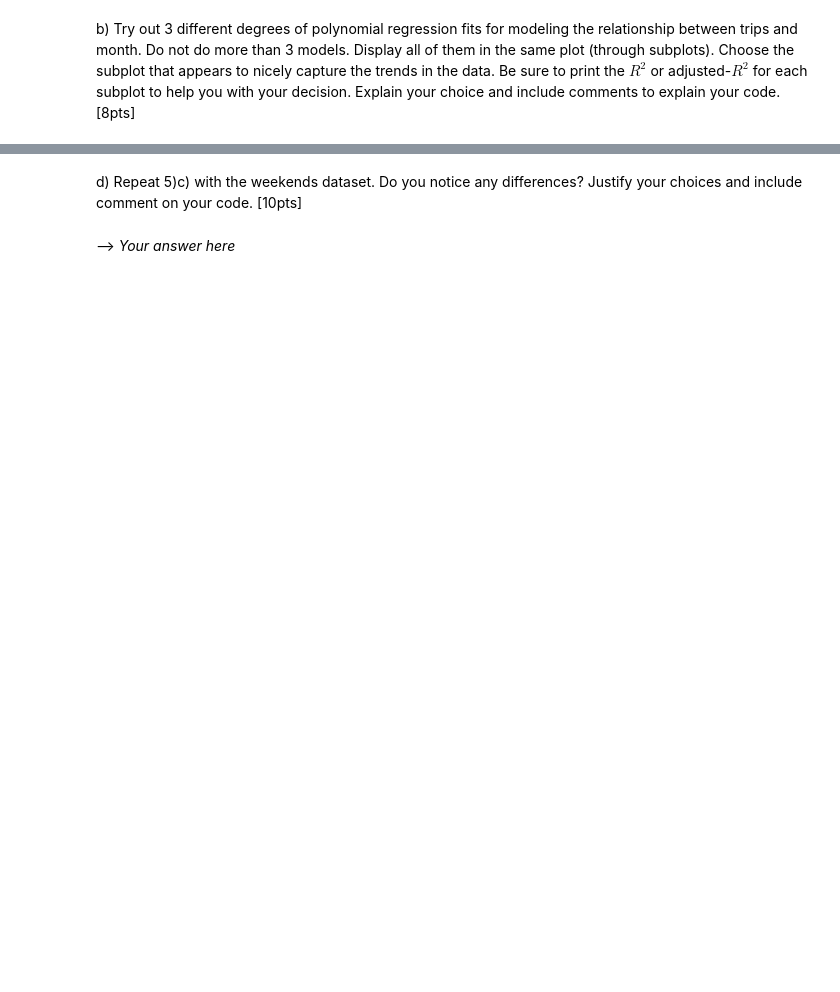
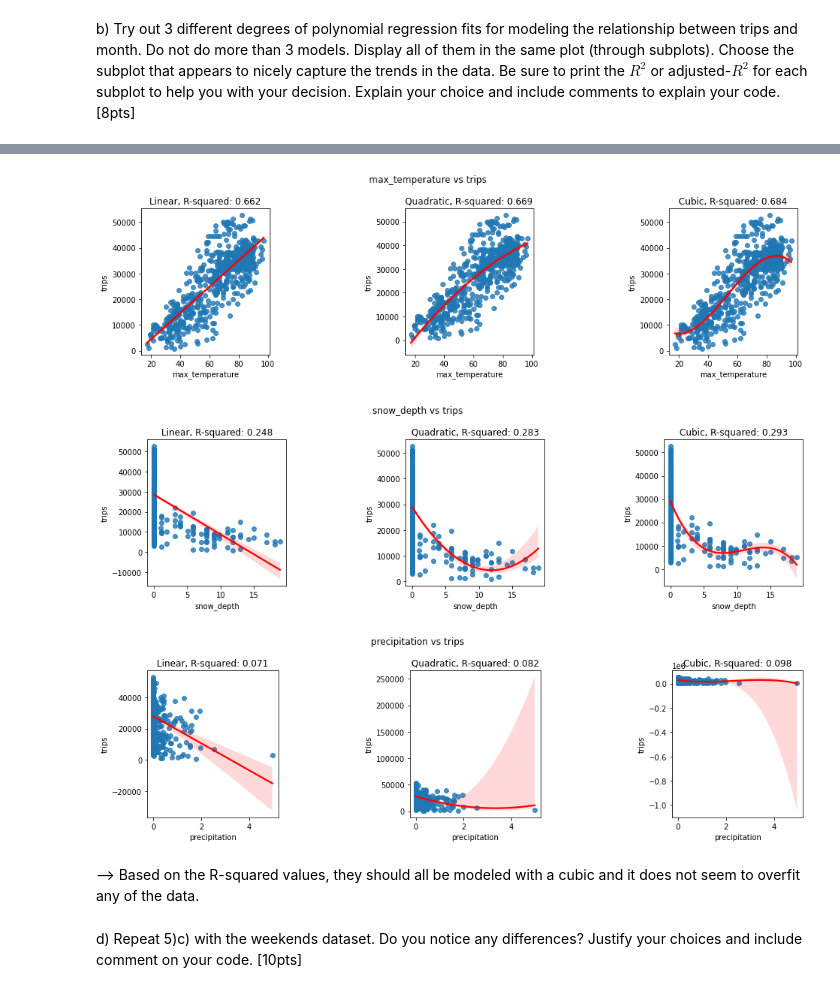
Before and after one commit to ivanisakov99/CS506, a Jupyter notebook: HW/5. Linear Regression/homework5.ipynb, the cells around one changed output, grey strips where cells are left out. Drawn from its saved outputs; the diff is of its cells as text; code cells hidden in the pictures; blank space fills up the shorter version.

```diff
--- a/HW/5. Linear Regression/homework5.ipynb
+++ b/HW/5. Linear Regression/homework5.ipynb
@@ -187,2 +345,15 @@ c) Repeat b) to determine appropriate degree polynomials for modeling the relati
+# %%
+features = [
+    'max_temperature', 'snow_depth', 'precipitation'
+]
+
+for feature in features:
+    testPolynomials(weekdays, feature, 'trips')
+# %% [output]
+[figure, added]
+[figure, added]
+[figure, added]
+# %% [markdown]
+--> Based on the R-squared values, they should all be modeled with a cubic and it does not seem to overfit any of the data.
 # %% [markdown]
 d) Repeat 5)c) with the weekends dataset. Do you notice any differences? Justify your choices and include comment on your code. [10pts]
@@ -192,2 +359,0 @@ d) Repeat 5)c) with the weekends dataset. Do you notice any differences? Justify
-# %% [markdown]
---> *Your answer here*
```
Also changed, not shown: parts of 61 cells of this notebook.
